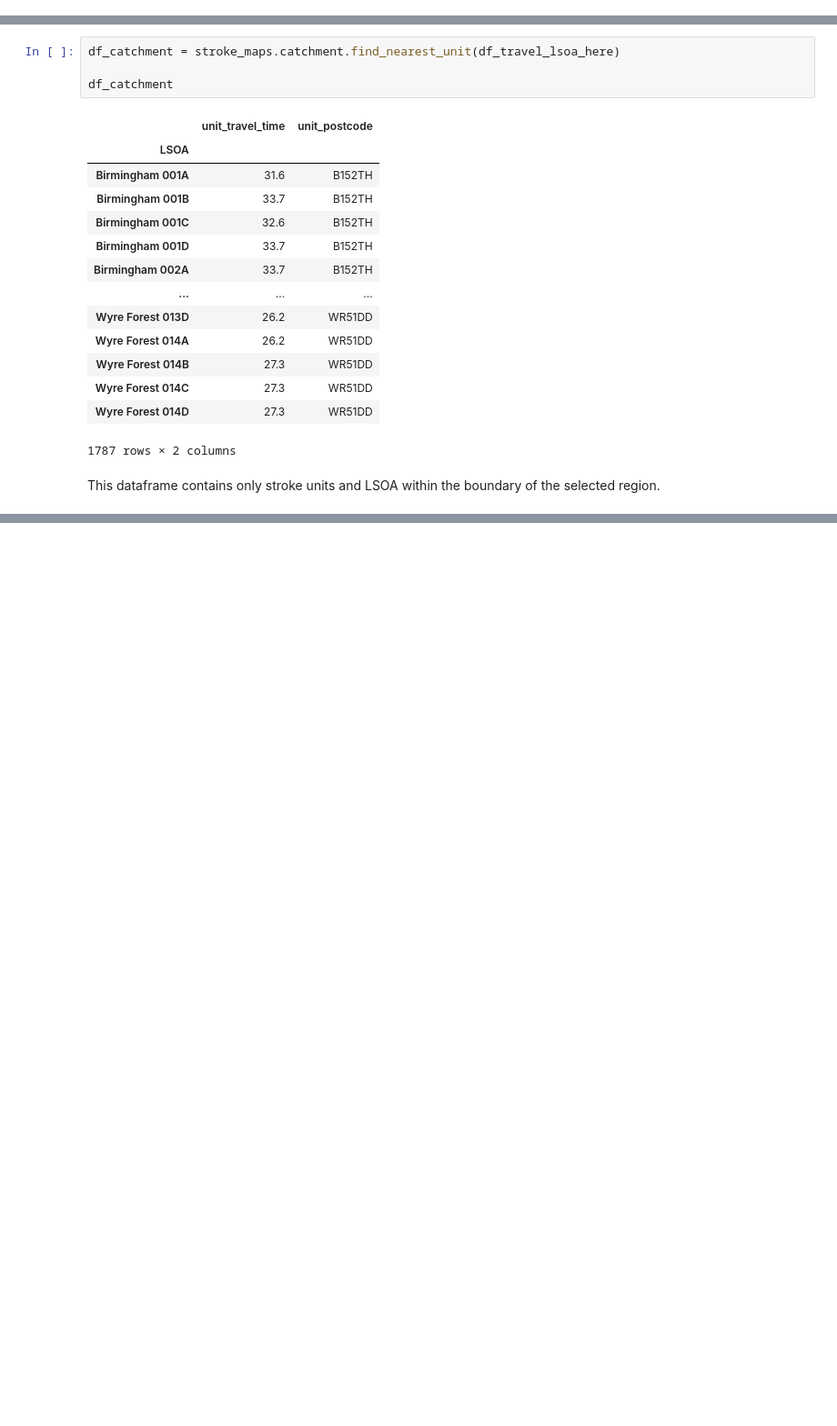
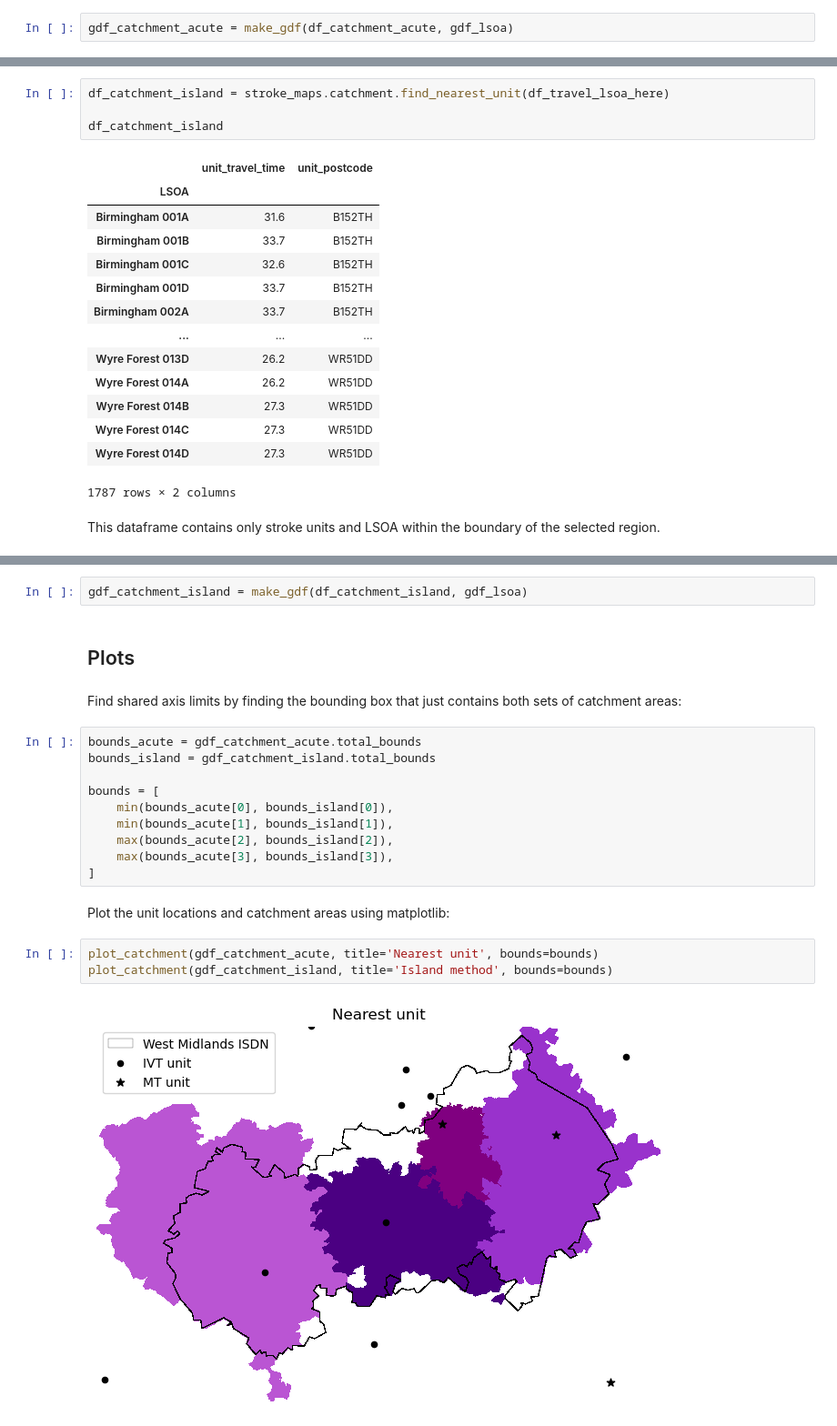
Before and after one commit to stroke-modelling/stroke-maps, a Jupyter notebook: docs/04b_island_lsoa_catchment.ipynb, the cells around one changed output, grey strips where cells are left out. Shown at 91% size. Cells and saved outputs as stored; diff of their text form; blank space fills up the shorter version.

Commit message:
Island catchment example working

```diff
--- a/docs/04b_island_lsoa_catchment.ipynb
+++ b/docs/04b_island_lsoa_catchment.ipynb
@@ -67,0 +246,2 @@ df_units.head(3).T
+# %%
+gdf_catchment_acute = make_gdf(df_catchment_acute, gdf_lsoa)
@@ -126,9 +310,9 @@ df_travel_lsoa_here
 # %% [markdown]
 Pull out the nearest stroke units:
 # %%
-df_catchment = stroke_maps.catchment.find_nearest_unit(df_travel_lsoa_here)
+df_catchment_island = stroke_maps.catchment.find_nearest_unit(df_travel_lsoa_here)
 
-df_catchment
+df_catchment_island
 # %% [output]
 |  | unit_travel_time | unit_postcode |
 | LSOA |  |  |
@@ -148,0 +335,23 @@ This dataframe contains only stroke units and LSOA within the boundary of the se
+# %%
+gdf_catchment_island = make_gdf(df_catchment_island, gdf_lsoa)
+# %% [markdown]
+## Plots
+# %% [markdown]
+Find shared axis limits by finding the bounding box that just contains both sets of catchment areas:
+# %%
+bounds_acute = gdf_catchment_acute.total_bounds
+bounds_island = gdf_catchment_island.total_bounds
+
+bounds = [
+    min(bounds_acute[0], bounds_island[0]),
+    min(bounds_acute[1], bounds_island[1]),
+    max(bounds_acute[2], bounds_island[2]),
+    max(bounds_acute[3], bounds_island[3]),
+]
+# %% [markdown]
+Plot the unit locations and catchment areas using matplotlib:
+# %%
+plot_catchment(gdf_catchment_acute, title='Nearest unit', bounds=bounds)
+plot_catchment(gdf_catchment_island, title='Island method', bounds=bounds)
+# %% [output]
+[figure, added]
```
Also changed, not shown: parts of 27 cells of this notebook, 3 other files.
